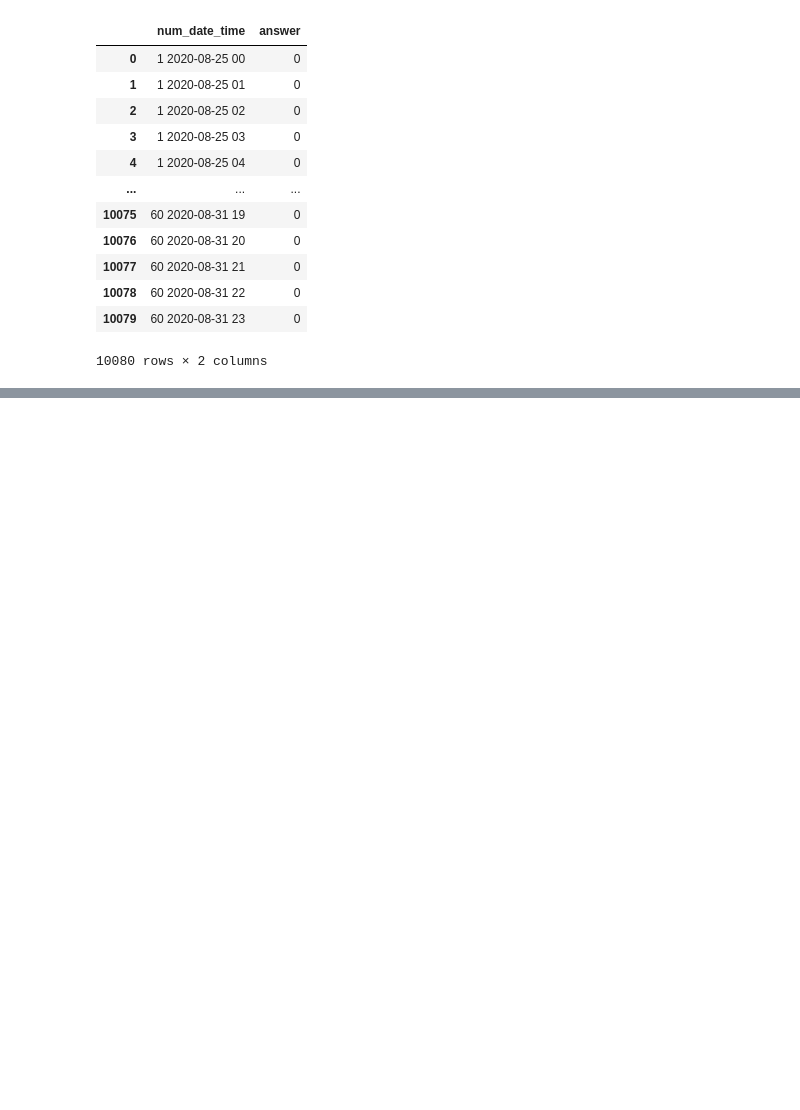
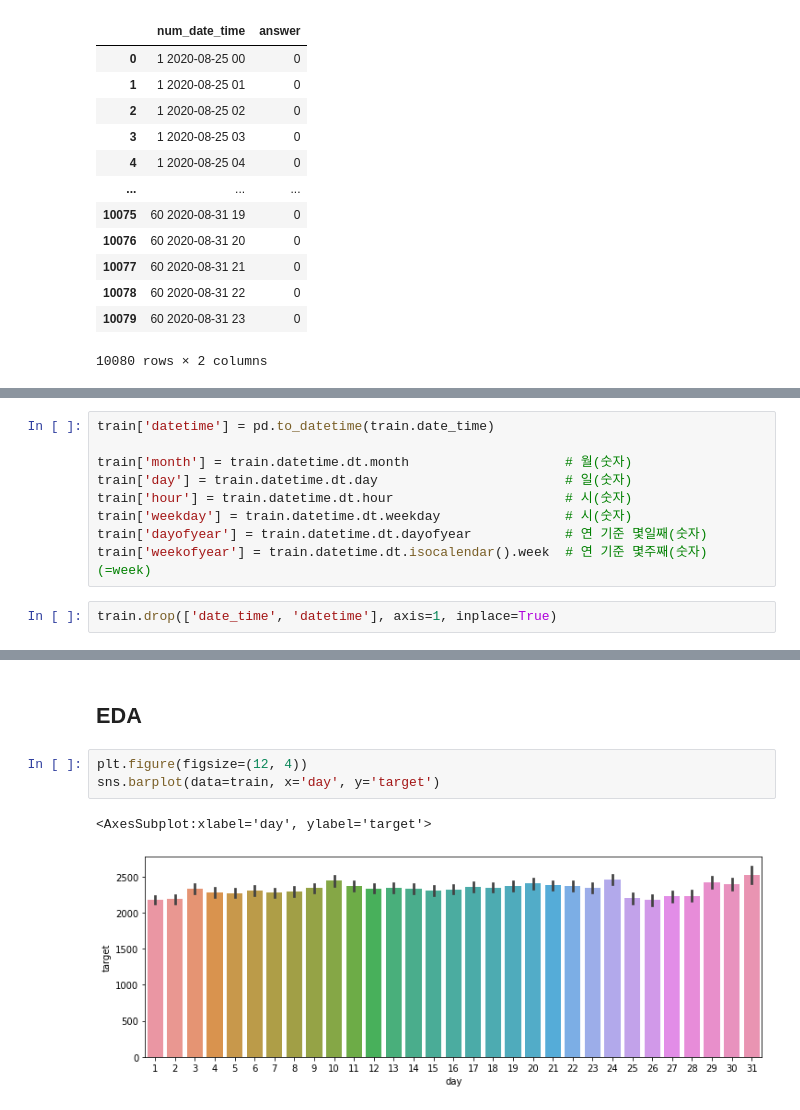
Before and after one commit to thinpig99/dacon_energy, a Jupyter notebook: energy_EDA1_210528.ipynb, the cells around one changed output, grey strips where cells are left out. Cells and saved outputs as stored; diff of their text form; blank space fills up the shorter version.

```diff
--- a/energy_EDA1_210528.ipynb
+++ b/energy_EDA1_210528.ipynb
@@ -266,0 +284,11 @@ sub
+# %%
+train['datetime'] = pd.to_datetime(train.date_time)
+
+train['month'] = train.datetime.dt.month                    # 월(숫자)
+train['day'] = train.datetime.dt.day                        # 일(숫자)
+train['hour'] = train.datetime.dt.hour                      # 시(숫자)
+train['weekday'] = train.datetime.dt.weekday                # 시(숫자)
+train['dayofyear'] = train.datetime.dt.dayofyear            # 연 기준 몇일째(숫자)
+train['weekofyear'] = train.datetime.dt.isocalendar().week  # 연 기준 몇주째(숫자) (=week)
+# %%
+train.drop(['date_time', 'datetime'], axis=1, inplace=True)
@@ -266,0 +311,8 @@ sub
+# %% [markdown]
+## EDA
+# %%
+plt.figure(figsize=(12, 4))
+sns.barplot(data=train, x='day', y='target')
+# %% [output]
+<AxesSubplot:xlabel='day', ylabel='target'>
+[figure, added]
```
Also changed, not shown: parts of 21 cells of this notebook.
